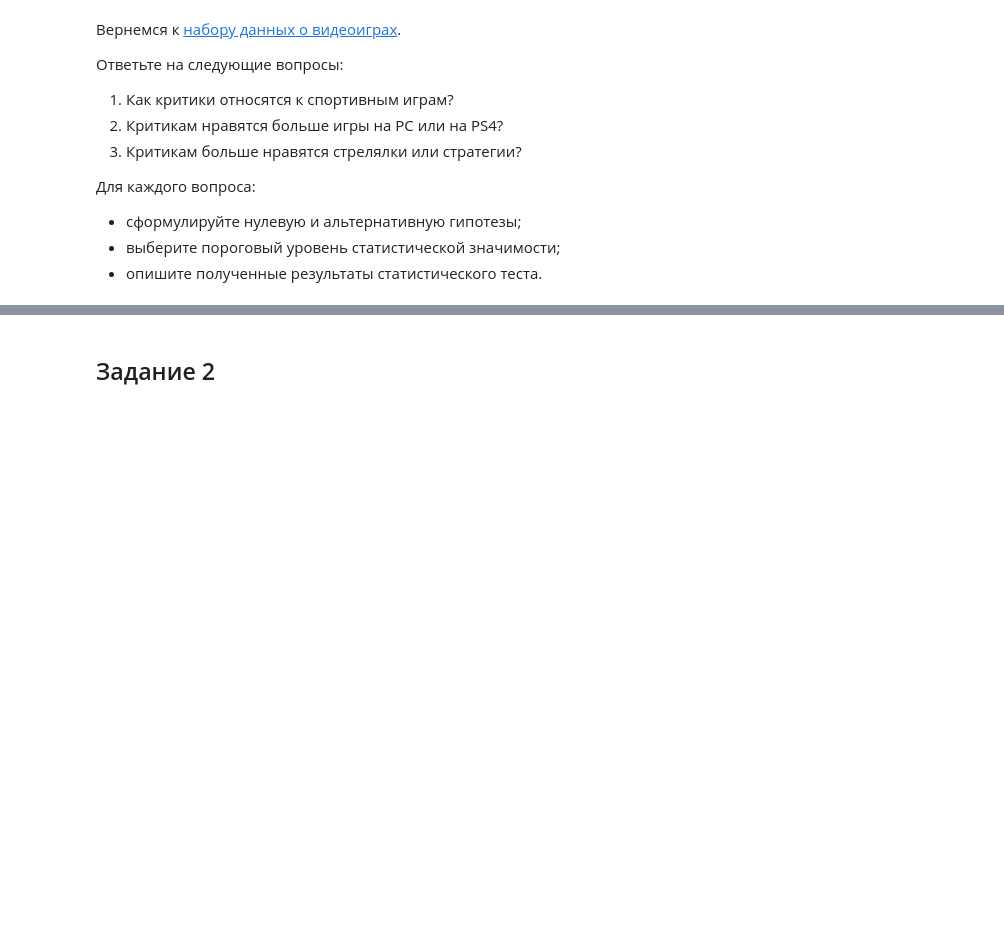
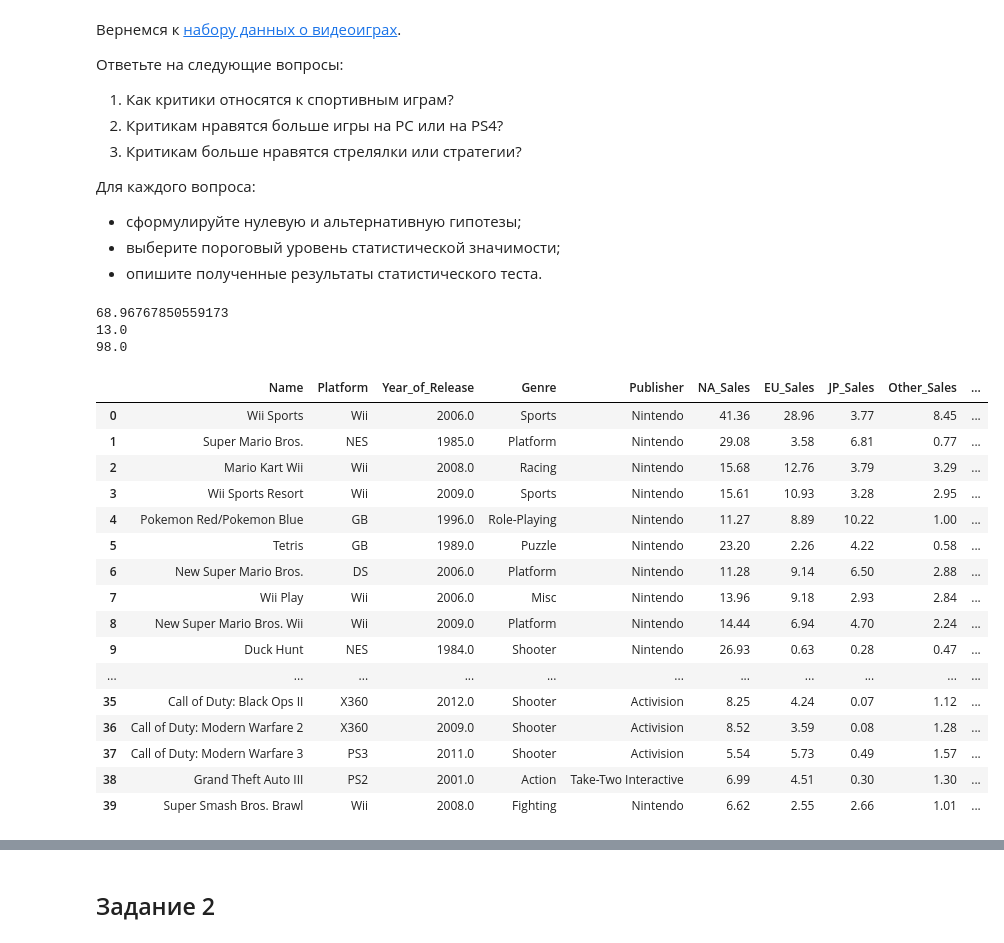
Before and after one commit to WNick-main/netology, a Jupyter notebook: HW-21.ipynb, the cells around one changed output, grey strips where cells are left out. Cells and saved outputs as stored; diff of their text form; code cells hidden in the pictures; blank space fills up the shorter version.

```diff
--- a/HW-21.ipynb
+++ b/HW-21.ipynb
@@ -15,3 +18,31 @@
 - сформулируйте нулевую и альтернативную гипотезы;
 - выберите пороговый уровень статистической значимости;
 - опишите полученные результаты статистического теста.
+# %%
+df = pd.read_csv('HW-21 Data//vgsales.csv')
+#df.columns = df.columns.str.lower()
+print(df['Critic_Score'].mean())
+print(df['Critic_Score'].min())
+print(df['Critic_Score'].max())
+df.head(40)
+# %% [output]
+68.96767850559173
+13.0
+98.0
+|  | Name | Platform | Year_of_Release | Genre | Publisher | NA_Sales | EU_Sales | JP_Sales | Other_Sales | ... |
+| 0 | Wii Sports | Wii | 2006.0 | Sports | Nintendo | 41.36 | 28.96 | 3.77 | 8.45 | ... |
+| 1 | Super Mario Bros. | NES | 1985.0 | Platform | Nintendo | 29.08 | 3.58 | 6.81 | 0.77 | ... |
+| 2 | Mario Kart Wii | Wii | 2008.0 | Racing | Nintendo | 15.68 | 12.76 | 3.79 | 3.29 | ... |
+| 3 | Wii Sports Resort | Wii | 2009.0 | Sports | Nintendo | 15.61 | 10.93 | 3.28 | 2.95 | ... |
+| 4 | Pokemon Red/Pokemon Blue | GB | 1996.0 | Role-Playing | Nintendo | 11.27 | 8.89 | 10.22 | 1.00 | ... |
+| 5 | Tetris | GB | 1989.0 | Puzzle | Nintendo | 23.20 | 2.26 | 4.22 | 0.58 | ... |
+| 6 | New Super Mario Bros. | DS | 2006.0 | Platform | Nintendo | 11.28 | 9.14 | 6.50 | 2.88 | ... |
+| 7 | Wii Play | Wii | 2006.0 | Misc | Nintendo | 13.96 | 9.18 | 2.93 | 2.84 | ... |
+| 8 | New Super Mario Bros. Wii | Wii | 2009.0 | Platform | Nintendo | 14.44 | 6.94 | 4.70 | 2.24 | ... |
+| 9 | Duck Hunt | NES | 1984.0 | Shooter | Nintendo | 26.93 | 0.63 | 0.28 | 0.47 | ... |
+| ... | ... | ... | ... | ... | ... | ... | ... | ... | ... | ... |
+| 35 | Call of Duty: Black Ops II | X360 | 2012.0 | Shooter | Activision | 8.25 | 4.24 | 0.07 | 1.12 | ... |
+| 36 | Call of Duty: Modern Warfare 2 | X360 | 2009.0 | Shooter | Activision | 8.52 | 3.59 | 0.08 | 1.28 | ... |
+| 37 | Call of Duty: Modern Warfare 3 | PS3 | 2011.0 | Shooter | Activision | 5.54 | 5.73 | 0.49 | 1.57 | ... |
+| 38 | Grand Theft Auto III | PS2 | 2001.0 | Action | Take-Two Interactive | 6.99 | 4.51 | 0.30 | 1.30 | ... |
+| 39 | Super Smash Bros. Brawl | Wii | 2008.0 | Fighting | Nintendo | 6.62 | 2.55 | 2.66 | 1.01 | ... |
```
Also changed, not shown: parts of 22 cells of this notebook.
